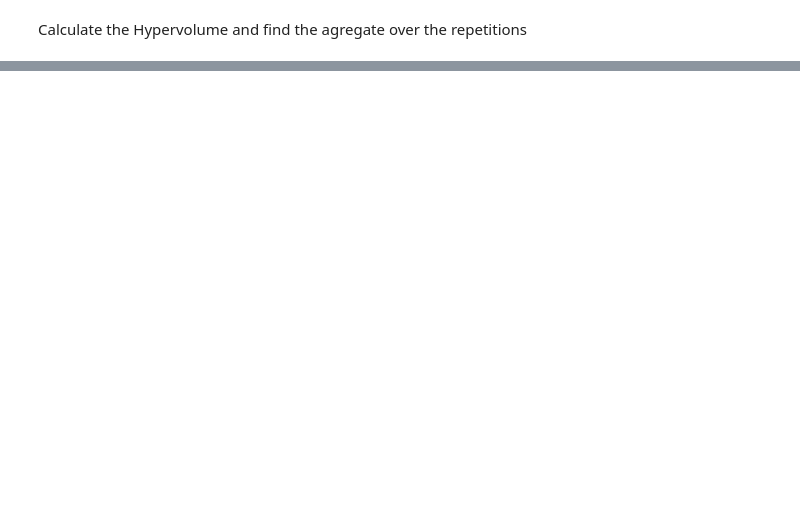
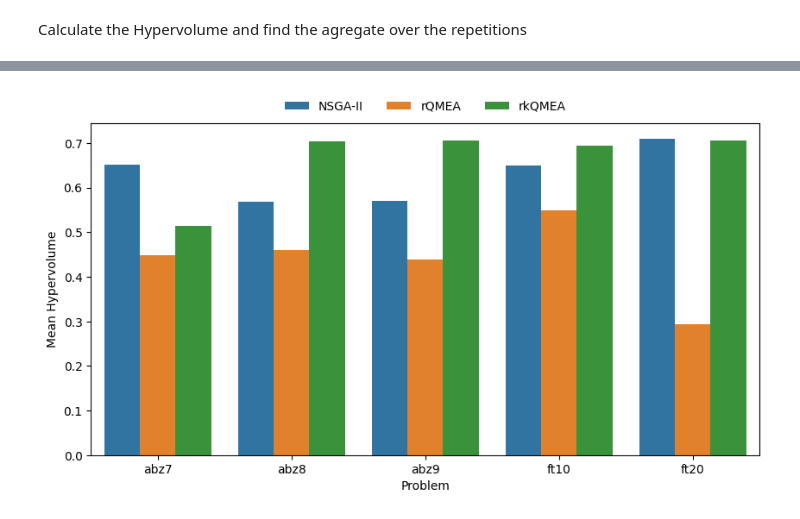
Before and after one commit to B-Moritz/QGA_JSSP, a Jupyter notebook: lab/analyse_pareto_fronts.ipynb, the cells around one changed output, grey strips where cells are left out. Saved outputs shown, nothing was run; the diff lists cells and outputs as text; code cells hidden in the pictures; blank space fills up the shorter version.

```diff
--- a/lab/analyse_pareto_fronts.ipynb
+++ b/lab/analyse_pareto_fronts.ipynb
@@ -369,5 +456,29 @@ hypervol_ready
 # %%
-hypervolume_res = hypervol_ready.groupby(["Problem", "Method", "Repetition"]).apply(lambda x: calc_hypervolume(x[["Makespan", "Mean Flow Time"]].to_numpy(), x[["Reference_1", "Reference_2"]].to_numpy()[0,:]), include_groups=False)
+#hypervol_ready["Reference Point"] = list(zip(w_reference_point["Reference_1"], w_reference_point["Reference_2"]))
+#hypervol_ready_norm["Reference Point"] = list(zip(w_reference_point_norm["Reference_1"], w_reference_point_norm["Reference_2"]))
+
+hypervolume_res = hypervol_ready.groupby(["Problem", "Method", "Repetition"]).apply(lambda x: calc_hypervolume(x[["Makespan", "Mean Flow Time"]].sort_values(by="Makespan").to_numpy(), x[["Reference_1", "Reference_2"]].to_numpy()[0,:]), include_groups=False)
 hypervolume_res = hypervolume_res.groupby(["Problem", "Method"]).agg(["mean", "min", "max", "std"]).reset_index()
-hypervolume_res_norm = hypervol_ready_norm.groupby(["Problem", "Method", "Repetition"]).apply(lambda x: calc_hypervolume(x[["Makespan norm", "Mean Flow Time norm"]].to_numpy(), x[["Reference_1", "Reference_2"]].to_numpy()[0,:]), include_groups=False)
+hypervolume_res_norm = hypervol_ready_norm.groupby(["Problem", "Method", "Repetition"]).apply(lambda x: calc_hypervolume(x[["Makespan norm", "Mean Flow Time norm"]].sort_values(by="Makespan norm").to_numpy(), x[["Reference_1", "Reference_2"]].to_numpy()[0,:]), include_groups=False)
 hypervolume_res_norm = hypervolume_res_norm.groupby(["Problem", "Method"]).agg(["mean", "min", "max", "std"]).reset_index()
+
+hypervolume_res = hypervolume_res.rename(columns={"Method" : "Candidate", "mean" : "Mean Hypervolume", "min" : "Min Hypervolume", "max" : "Max Hypervolume", "std" : "Std Hypervolume"})
+hypervolume_res_norm = hypervolume_res_norm.rename(columns={"Method" : "Candidate", "mean" : "Mean Hypervolume", "min" : "Min Hypervolume", "max" : "Max Hypervolume", "std" : "Std Hypervolume"})
+
+hypervolume_res.set_index(["Problem", "Candidate"], inplace=True)
+hypervolume_res_norm.set_index(["Problem", "Candidate"], inplace=True)
+
+hypervolume_res.rename(index={"classical": "NSGA-II", "qmea_enhanced_random_key" : "srkQMEA", "quantum_hash_base_encoding" : "rQMEA", "quantum_position_encoding_restricted":"rkQMEA"}, inplace=True)
+hypervolume_res_norm.rename(index={"classical": "NSGA-II", "qmea_enhanced_random_key" : "srkQMEA", "quantum_hash_base_encoding" : "rQMEA", "quantum_position_encoding_restricted":"rkQMEA"}, inplace=True)
+# %%
+hypervolume_res_norm = hypervolume_res_norm[hypervolume_res_norm.index.get_level_values(1) != "srkQMEA"]
+# %%
+fig, ax = plt.subplots(figsize=(10, 5))
+#ax.set_title("Max Hypervolume for benchmarks ft06-ft20 and abz7-abz9")
+sns.barplot(data=hypervolume_res_norm.reset_index()[hypervolume_res_norm.reset_index()["Problem"].isin(["abz7", "abz8", "abz9", "ft10", "ft20"])], x="Problem", y="Mean Hypervolume", hue="Candidate", ax=ax)
+sns.move_legend(
+    ax, "lower center",
+    bbox_to_anchor=(.5, 1), ncol=4, title=None, frameon=False,
+)
+# %% [output]
+[figure, added]
```
Also changed, not shown: parts of 18 cells of this notebook, 11 other files.
